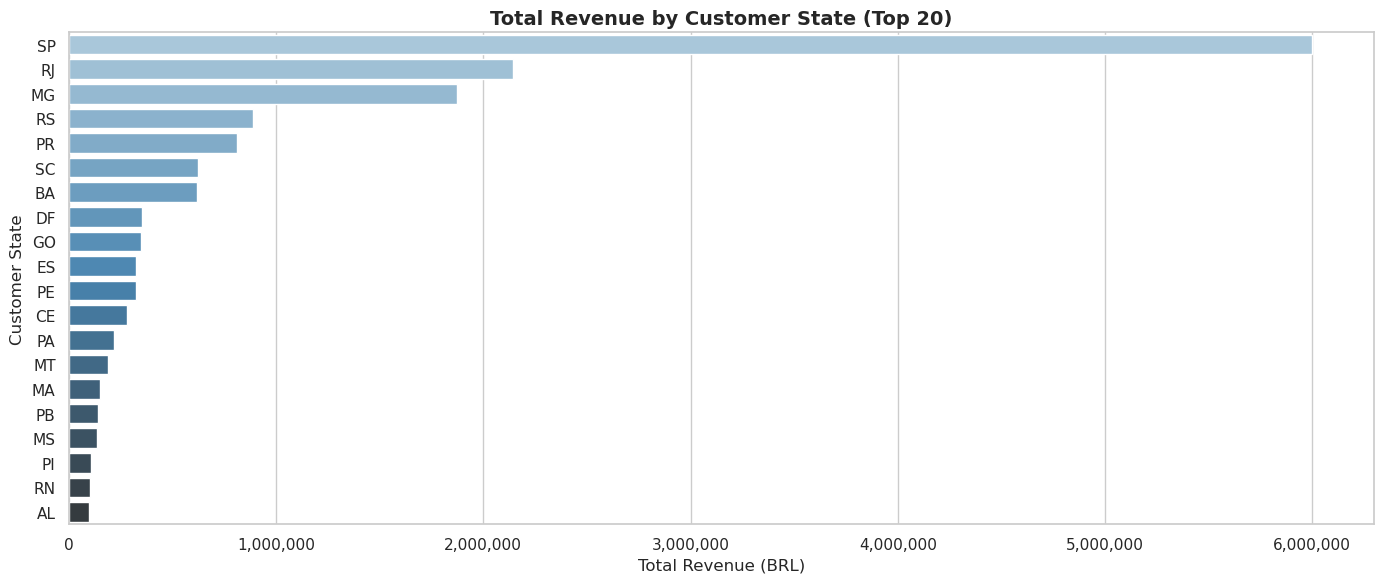
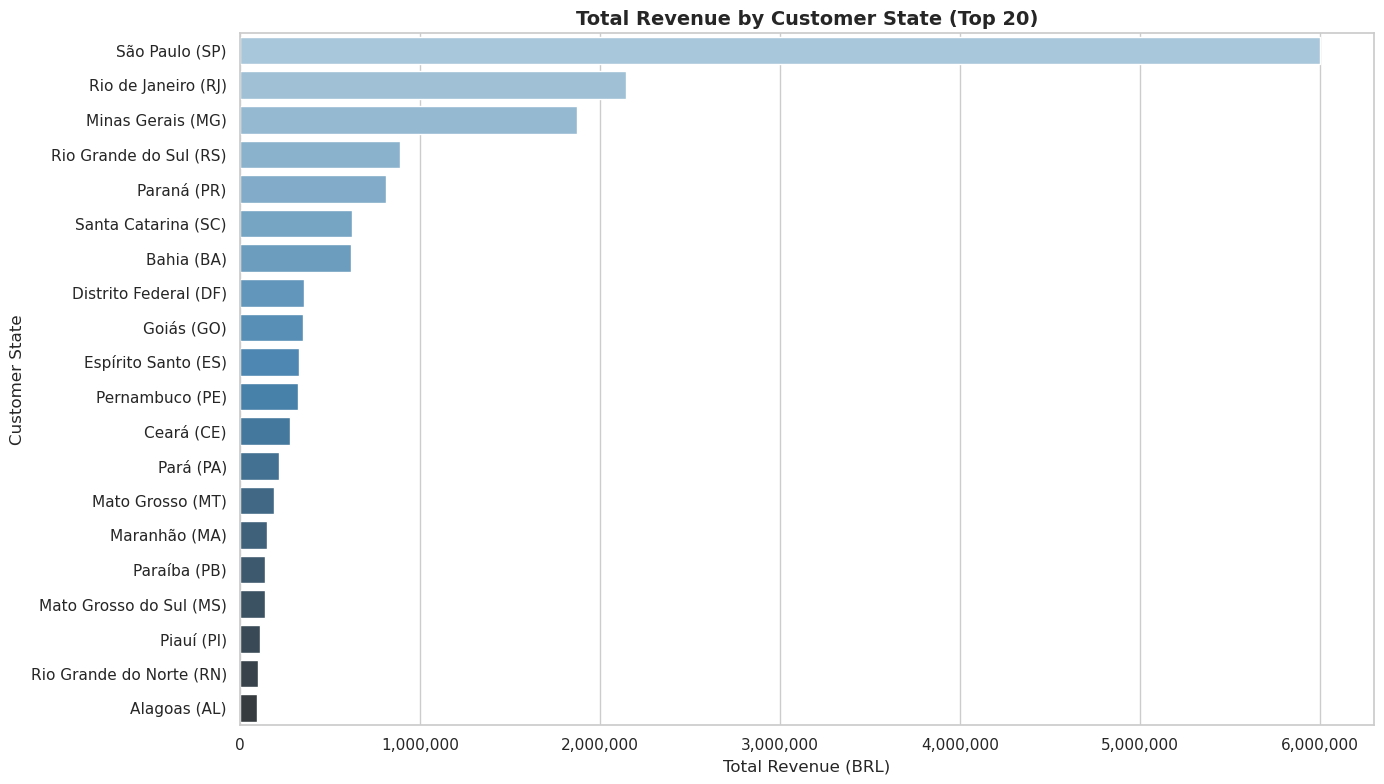
The notebook cell's code change between the first figure and the second:
--- before
+++ after
@@ -1,6 +1,6 @@
-fig, ax = plt.subplots(figsize=(14, 6))
+fig, ax = plt.subplots(figsize=(14, 8))
 sns.barplot(
     data=revenue_by_state.head(20),
-    x='total_revenue', y='customer_state',
+    x='total_revenue', y='state_label',
     palette='Blues_d', ax=ax
 )

Commit: update format "full state (state code)"